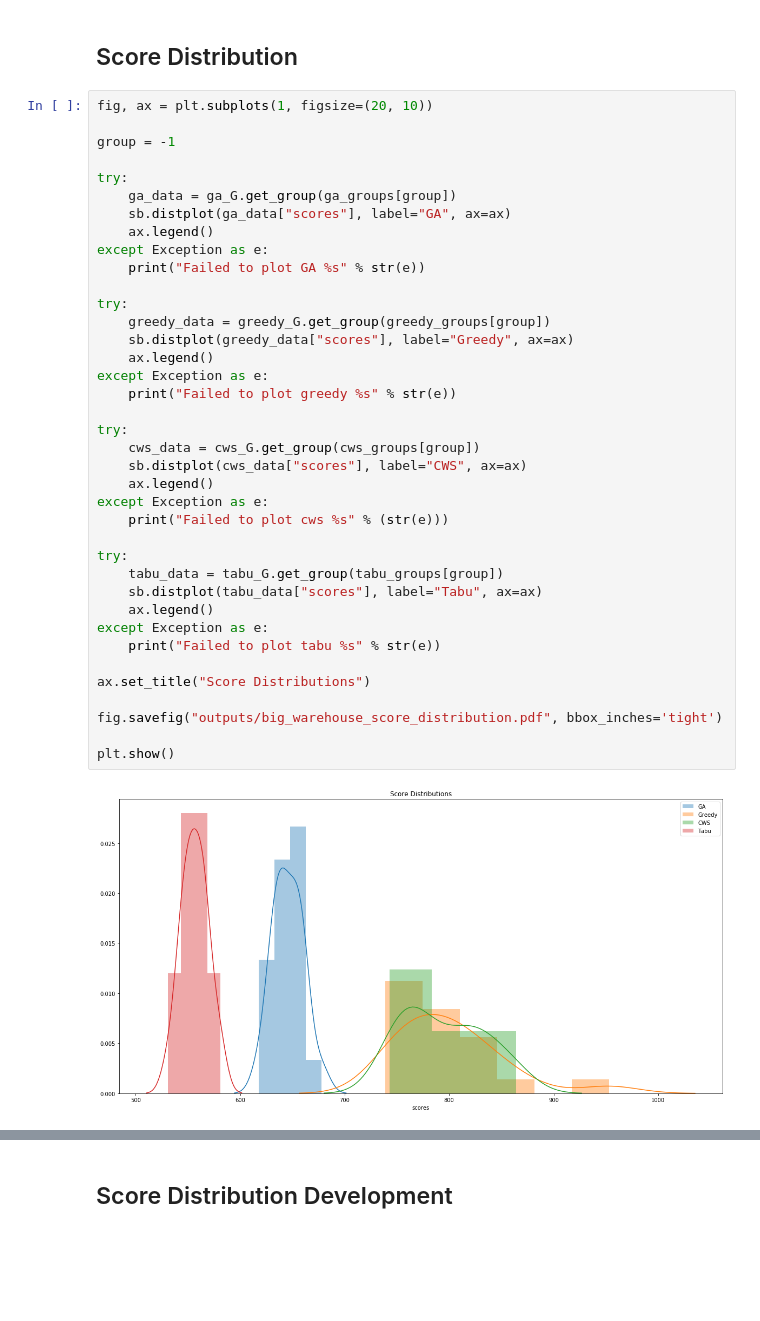
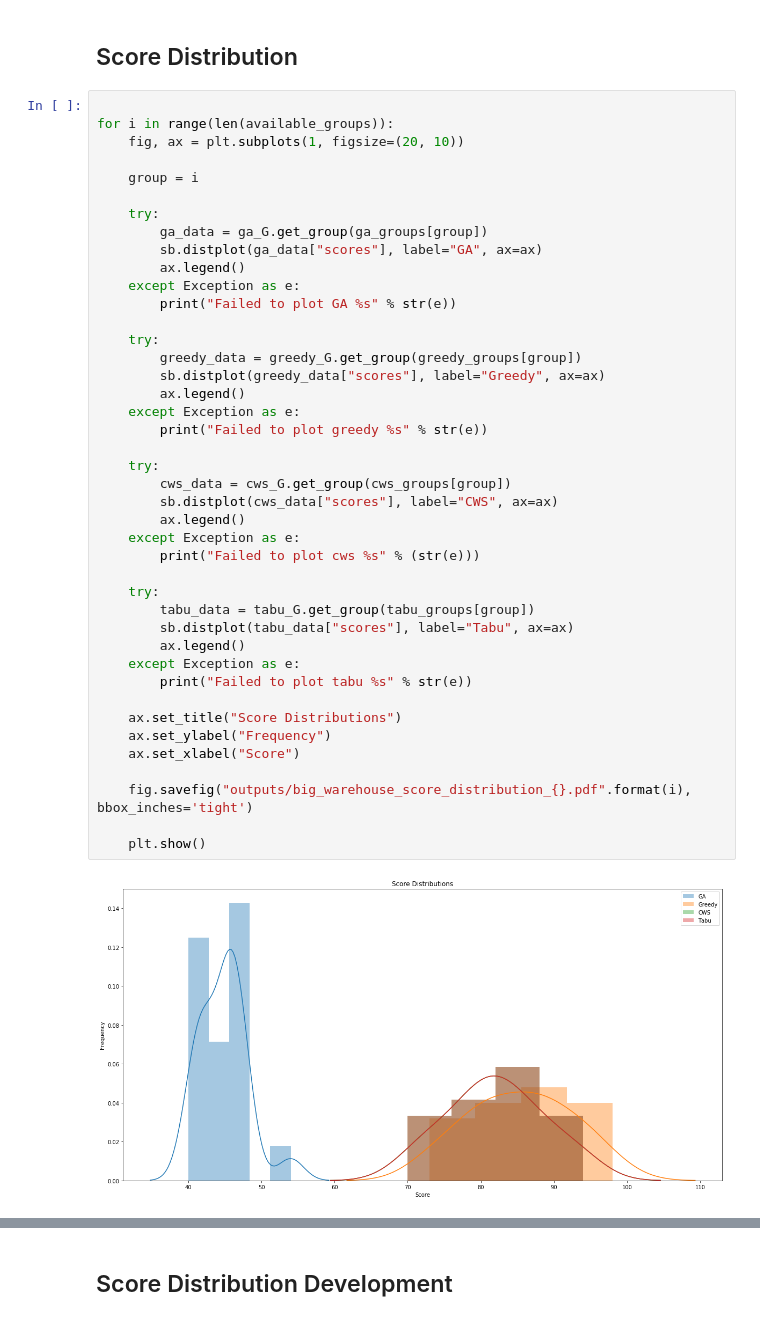
Before and after one commit to kex2019/warehouse_cpp, a Jupyter notebook: plots/DataExploration.ipynb, the cells around one changed output, grey strips where cells are left out. Drawn from its saved outputs; the diff is of its cells as text; blank space fills up the shorter version.

```diff
--- a/plots/DataExploration.ipynb
+++ b/plots/DataExploration.ipynb
@@ -99,42 +99,46 @@ available_work_groups = ga_work_groups
 Score Distribution
 ---
 # %%
-fig, ax = plt.subplots(1, figsize=(20, 10))
 
-group = -1
+for i in range(len(available_groups)):
+    fig, ax = plt.subplots(1, figsize=(20, 10))
 
-try:
-    ga_data = ga_G.get_group(ga_groups[group])
-    sb.distplot(ga_data["scores"], label="GA", ax=ax)
-    ax.legend()
-except Exception as e:
-    print("Failed to plot GA %s" % str(e))
+    group = i
 
-try:
-    greedy_data = greedy_G.get_group(greedy_groups[group])
-    sb.distplot(greedy_data["scores"], label="Greedy", ax=ax)
-    ax.legend()
-except Exception as e:
-    print("Failed to plot greedy %s" % str(e))
+    try:
+        ga_data = ga_G.get_group(ga_groups[group])
+        sb.distplot(ga_data["scores"], label="GA", ax=ax)
+        ax.legend()
+    except Exception as e:
+        print("Failed to plot GA %s" % str(e))
 
-try:
-    cws_data = cws_G.get_group(cws_groups[group])
-    sb.distplot(cws_data["scores"], label="CWS", ax=ax)
-    ax.legend()
-except Exception as e:
-    print("Failed to plot cws %s" % (str(e)))
+    try:
+        greedy_data = greedy_G.get_group(greedy_groups[group])
+        sb.distplot(greedy_data["scores"], label="Greedy", ax=ax)
+        ax.legend()
+    except Exception as e:
+        print("Failed to plot greedy %s" % str(e))
 
-try:
-    tabu_data = tabu_G.get_group(tabu_groups[group])
-    sb.distplot(tabu_data["scores"], label="Tabu", ax=ax)
-    ax.legend()
-except Exception as e:
-    print("Failed to plot tabu %s" % str(e))
+    try:
+        cws_data = cws_G.get_group(cws_groups[group])
+        sb.distplot(cws_data["scores"], label="CWS", ax=ax)
+        ax.legend()
+    except Exception as e:
+        print("Failed to plot cws %s" % (str(e)))
 
-ax.set_title("Score Distributions")
+    try:
+        tabu_data = tabu_G.get_group(tabu_groups[group])
+        sb.distplot(tabu_data["scores"], label="Tabu", ax=ax)
+        ax.legend()
+    except Exception as e:
+        print("Failed to plot tabu %s" % str(e))
 
-fig.savefig("outputs/big_warehouse_score_distribution.pdf", bbox_inches='tight')
+    ax.set_title("Score Distributions")
+    ax.set_ylabel("Frequency")
+    ax.set_xlabel("Score")
 
-plt.show()
+    fig.savefig("outputs/big_warehouse_score_distribution_{}.pdf".format(i), bbox_inches='tight')
+
+    plt.show()
 # %% [output]
-[figure, old version]
+[figure, new version]
```
Also changed, not shown: parts of 4 cells of this notebook, 12 other files.
